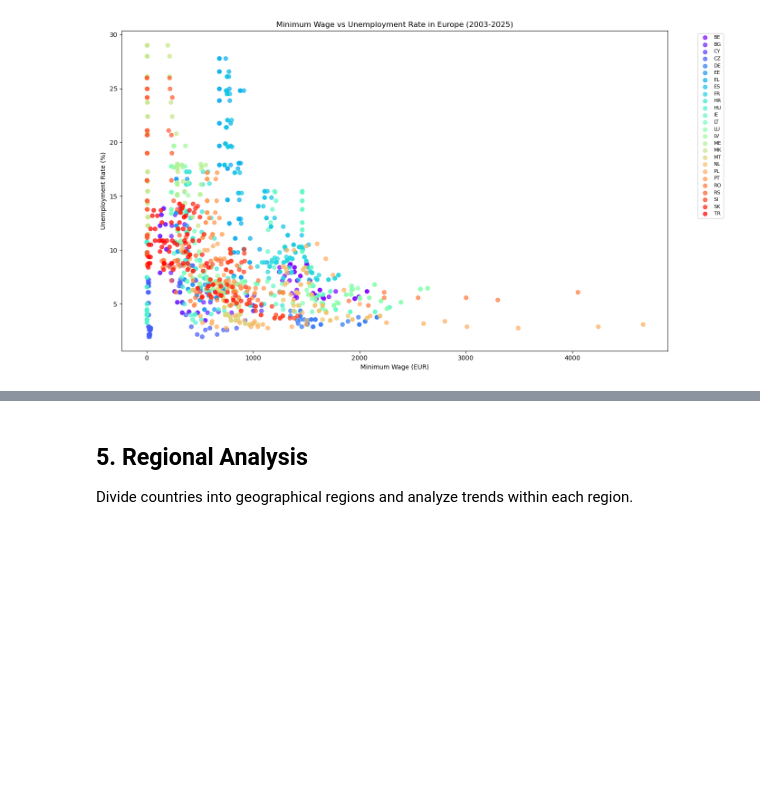
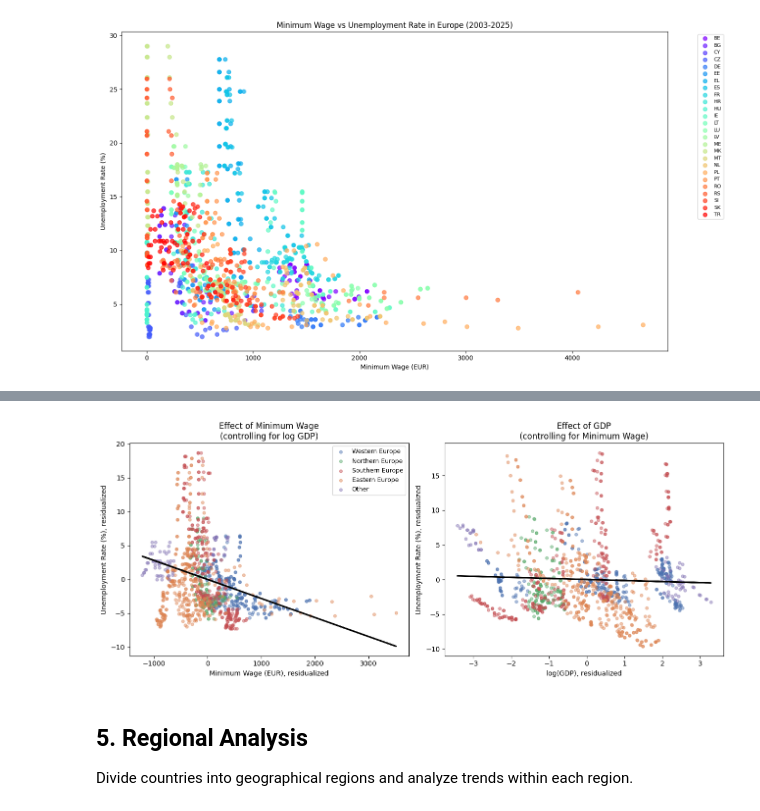
Before and after one commit to 80194363/minimum-wage-europe, a Jupyter notebook: Analysis.ipynb, the cells around one changed output, grey strips where cells are left out. Saved outputs shown, nothing was run; the diff lists cells and outputs as text; code cells hidden in the pictures; blank space fills up the shorter version.

```diff
--- a/Analysis.ipynb
+++ b/Analysis.ipynb
@@ -440,0 +470,11 @@ fig.show()
+# %%
+gdp_clean = gdp_df[
+    (gdp_df['na_item'] == 'B1G') &
+    (gdp_df['unit'] == 'CP_MEUR')
+].copy()
+
+gdp_clean['year'] = gdp_clean['time'].astype(int)
+gdp_clean = gdp_clean[['geo', 'year', 'value']].rename(columns={'value': 'gdp'})
+
+print(gdp_clean.head(10))
+print("Shape:", gdp_clean.shape)
@@ -440,0 +526,9 @@ fig.show()
+# %%
+panel_gdp['log_gdp'] = np.log(panel_gdp['gdp'])
+
+X = panel_gdp[['min_wage_eur', 'log_gdp']]
+X = sm.add_constant(X)
+y = panel_gdp['unemployment_rate']
+
+model2 = sm.OLS(y, X).fit()
+print(model2.summary())
@@ -440,0 +553,51 @@ fig.show()
+# %%
+import matplotlib.pyplot as plt
+
+e_y1 = sm.OLS(y, sm.add_constant(panel_gdp['log_gdp'])).fit().resid
+e_x1 = sm.OLS(panel_gdp['min_wage_eur'], sm.add_constant(panel_gdp['log_gdp'])).fit().resid
+e_y2 = sm.OLS(y, sm.add_constant(panel_gdp['min_wage_eur'])).fit().resid
+e_x2 = sm.OLS(panel_gdp['log_gdp'], sm.add_constant(panel_gdp['min_wage_eur'])).fit().resid
+
+
+region_map = {
+    'Western Europe': ['BE', 'DE', 'FR', 'IE', 'LU', 'NL'],
+    'Northern Europe': ['EE', 'LT', 'LV'],
+    'Southern Europe': ['CY', 'EL', 'ES', 'HR', 'MT', 'PT', 'SI'],
+    'Eastern Europe': ['BG', 'CZ', 'HU', 'MK', 'PL', 'RO', 'RS', 'SK'],
+    'Other': ['ME', 'TR']
+}
+geo_to_region = {geo: region for region, geos in region_map.items() for geo in geos}
+regions = panel_gdp['geo'].map(geo_to_region)
+
+colors = {
+    'Western Europe': '#4C72B0',
+    'Northern Europe': '#55A868',
+    'Southern Europe': '#C44E52',
+    'Eastern Europe': '#DD8452',
+    'Other': '#8172B3'
+}
+
+fig, (ax1, ax2) = plt.subplots(1, 2, figsize=(13, 5.5))
+
+for region, color in colors.items():
+    mask = (regions == region).values
+    ax1.scatter(e_x1[mask], e_y1[mask], alpha=0.45, s=18, color=color, label=region)
+    ax2.scatter(e_x2[mask], e_y2[mask], alpha=0.45, s=18, color=color)
+
+b1 = sm.OLS(e_y1, sm.add_constant(e_x1)).fit().params.iloc[1]
+ax1.plot(e_x1, b1 * e_x1, color='black', linewidth=2)
+ax1.set_xlabel('Minimum Wage (EUR), residualized')
+ax1.set_ylabel('Unemployment Rate (%), residualized')
+ax1.set_title('Effect of Minimum Wage\n(controlling for log GDP)')
+ax1.legend(fontsize=9)
+
+b2 = sm.OLS(e_y2, sm.add_constant(e_x2)).fit().params.iloc[1]
+ax2.plot(e_x2, b2 * e_x2, color='black', linewidth=2)
+ax2.set_xlabel('log(GDP), residualized')
+ax2.set_ylabel('Unemployment Rate (%), residualized')
+ax2.set_title('Effect of GDP\n(controlling for Minimum Wage)')
+
+plt.tight_layout()
+plt.show()
+# %% [output]
+[figure, added]
```
Also changed, not shown: parts of 24 cells of this notebook.
